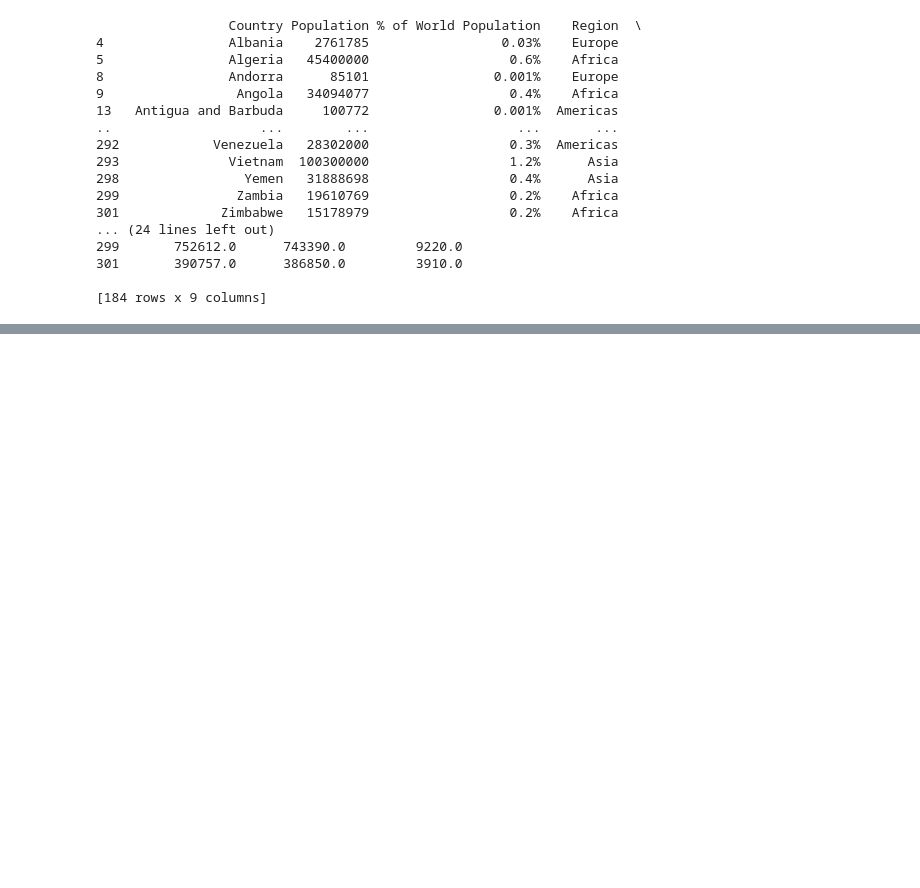
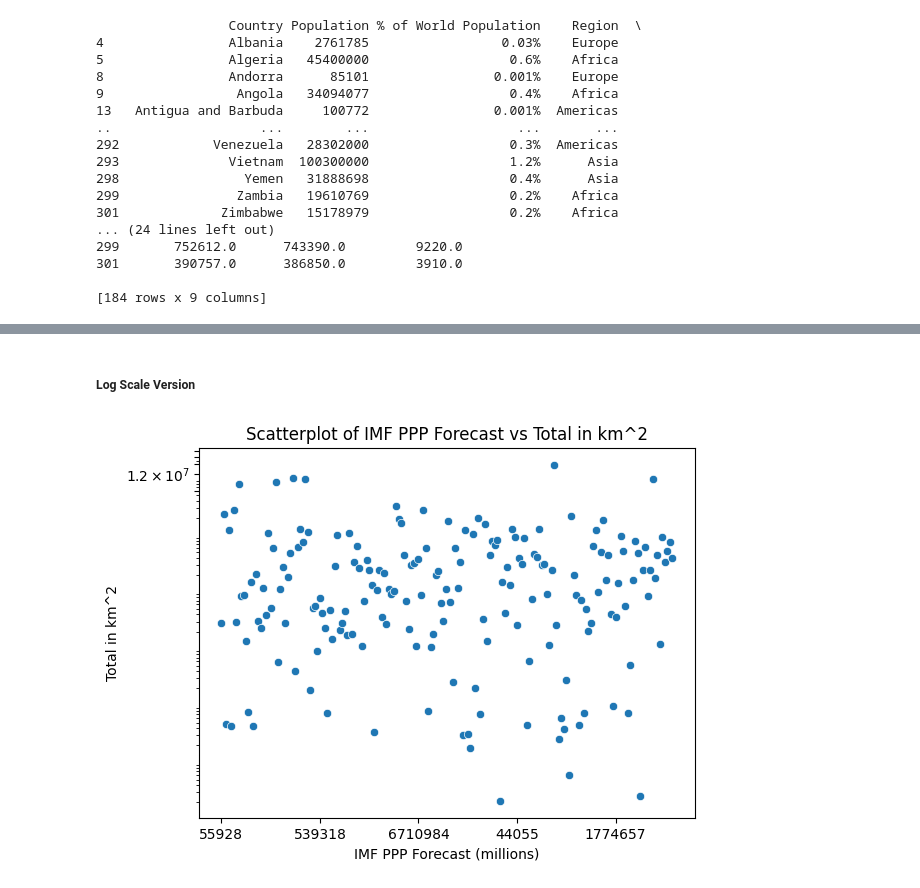
Before and after one commit to spitzer-lucas-ccm/Web-Scraping-and-Data-Analysis-Project, a Jupyter notebook: World-Countries.ipynb, the cells around one changed output, grey strips where cells are left out. Cells and saved outputs as stored; diff of their text form; code cells hidden in the pictures; blank space fills up the shorter version.

```diff
--- a/World-Countries.ipynb
+++ b/World-Countries.ipynb
@@ -249,0 +305,22 @@ country_df.to_csv('country.csv', index=False)
+# %% [markdown]
+##### Log Scale Version
+# %%
+# Create a scatterplot
+sns.scatterplot(data=country_df, x='IMF PPP Forecast (millions)', y='Total in km^2')
+
+# Set plot title and labels
+plt.title('Scatterplot of IMF PPP Forecast vs Total in km^2')
+plt.xlabel('IMF PPP Forecast (millions)')
+plt.ylabel('Total in km^2')
+
+# Adjust the number of ticks on the x axis
+plt.gca().xaxis.set_major_locator(ticker.MaxNLocator(6))
+# Set y-axis to logarithmic scale
+plt.gca().set_yscale('log')
+# Adjust the number of ticks on the y axis
+plt.gca().yaxis.set_major_locator(ticker.MaxNLocator(6))
+
+# Show the plot
+plt.show()
+# %% [output]
+[figure, added]
```
Also changed, not shown: parts of 14 cells of this notebook, 2 other files.
